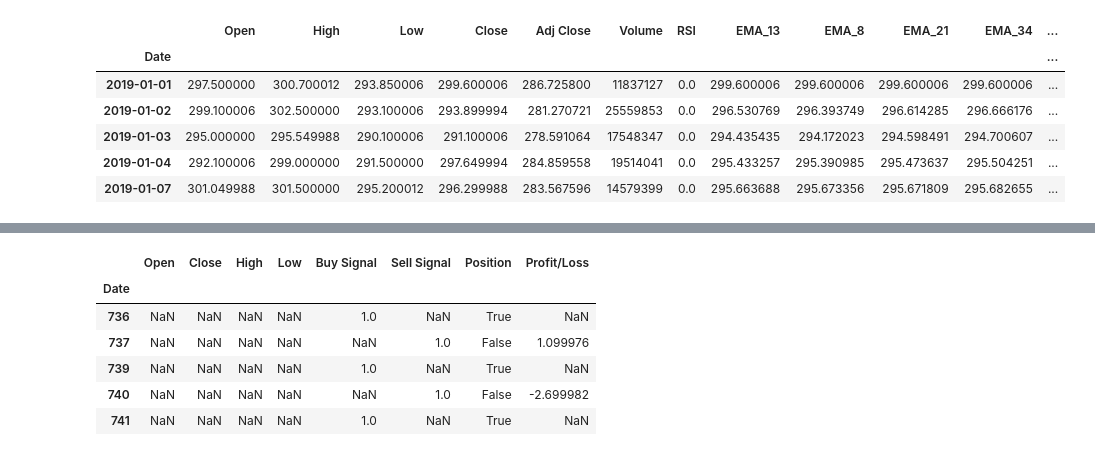
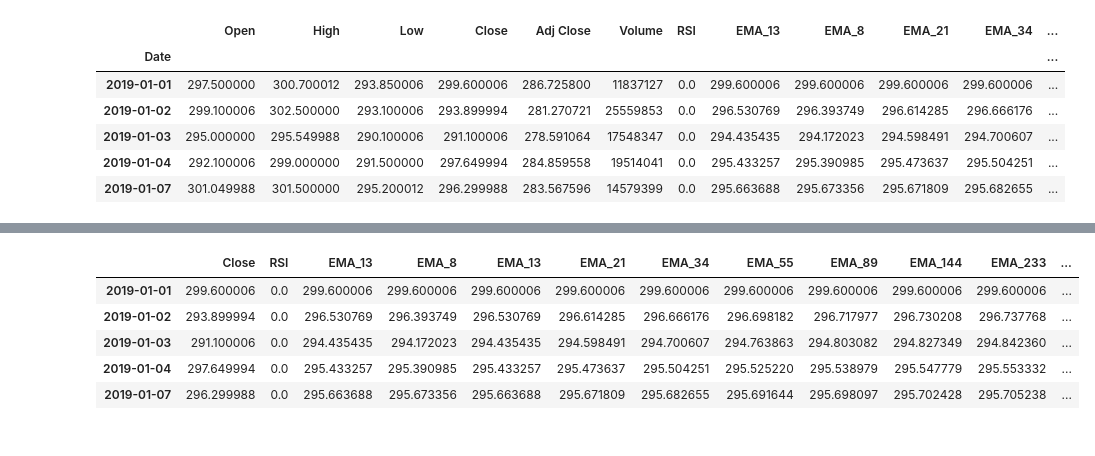
Before and after one commit to kalepravinkumars/RSI_MA_NSE, a Jupyter notebook: ITR_1.ipynb, the cells around one changed output, grey strips where cells are left out. Drawn from its saved outputs; the diff is of its cells as text; code cells hidden in the pictures.

```diff
--- a/ITR_1.ipynb
+++ b/ITR_1.ipynb
@@ -96,11 +53,45 @@ trading_log.head()
-# %%
-# Print the trading log
-trading_log.tail()
-# %% [output]
-|  | Open | Close | High | Low | Buy Signal | Sell Signal | Position | Profit/Loss |
-| Date |  |  |  |  |  |  |  |  |
-| 736 | NaN | NaN | NaN | NaN | 1.0 | NaN | True | NaN |
-| 737 | NaN | NaN | NaN | NaN | NaN | 1.0 | False | 1.099976 |
-| 739 | NaN | NaN | NaN | NaN | 1.0 | NaN | True | NaN |
-| 740 | NaN | NaN | NaN | NaN | NaN | 1.0 | False | -2.699982 |
-| 741 | NaN | NaN | NaN | NaN | 1.0 | NaN | True | NaN |
+# %%
+import pandas as pd
+import numpy as np
+
+# Function to generate random buy and sell signals
+def generate_random_signals(data):
+    np.random.seed(42)
+    signals = np.random.choice([0, 1], size=len(data))
+    return signals
+
+# Initialize trading_log DataFrame
+trading_log = pd.DataFrame(columns=['Close', 'RSI'] + [f'EMA_{period}' for period in ema_periods] + [f'RSI_EMA_{period}' for period in rsi_ema_periods] + ['ProfitLoss', 'Signal'])
+
+# Set initial position to False
+position = False
+
+# Generate random buy/sell signals and calculate profit/loss
+buy_sell_signals = generate_random_signals(stock_data)
+profit_loss = 0.0
+
+# Iterate over the stock_data DataFrame and populate the trading_log DataFrame
+for index, row in stock_data.iterrows():
+    close_price = row['Close']
+    rsi = row['RSI']
+    stock_ema_values = [row[f'EMA_{period}'] for period in ema_periods]
+    rsi_ema_values = [row[f'RSI_EMA_{period}'] for period in rsi_ema_periods]
+
+    if position:  # Sell signal
+        profit_loss += close_price - buy_price
+        trading_log.loc[index] = [close_price, rsi] + stock_ema_values + rsi_ema_values + [profit_loss, 0]
+        position = False
+    else:  # Buy signal
+        buy_price = close_price
+        trading_log.loc[index] = [close_price, rsi] + stock_ema_values + rsi_ema_values + [profit_loss, 1]
+        position = True
+
+# Print the trading_log DataFrame
+trading_log.head()
+# %% [output]
+|  | Close | RSI | EMA_13 | EMA_8 | EMA_13 | EMA_21 | EMA_34 | EMA_55 | EMA_89 | EMA_144 | EMA_233 | ... |
+| 2019-01-01 | 299.600006 | 0.0 | 299.600006 | 299.600006 | 299.600006 | 299.600006 | 299.600006 | 299.600006 | 299.600006 | 299.600006 | 299.600006 | ... |
+| 2019-01-02 | 293.899994 | 0.0 | 296.530769 | 296.393749 | 296.530769 | 296.614285 | 296.666176 | 296.698182 | 296.717977 | 296.730208 | 296.737768 | ... |
+| 2019-01-03 | 291.100006 | 0.0 | 294.435435 | 294.172023 | 294.435435 | 294.598491 | 294.700607 | 294.763863 | 294.803082 | 294.827349 | 294.842360 | ... |
+| 2019-01-04 | 297.649994 | 0.0 | 295.433257 | 295.390985 | 295.433257 | 295.473637 | 295.504251 | 295.525220 | 295.538979 | 295.547779 | 295.553332 | ... |
+| 2019-01-07 | 296.299988 | 0.0 | 295.663688 | 295.673356 | 295.663688 | 295.671809 | 295.682655 | 295.691644 | 295.698097 | 295.702428 | 295.705238 | ... |
```
Also changed, not shown: parts of 5 cells of this notebook.
